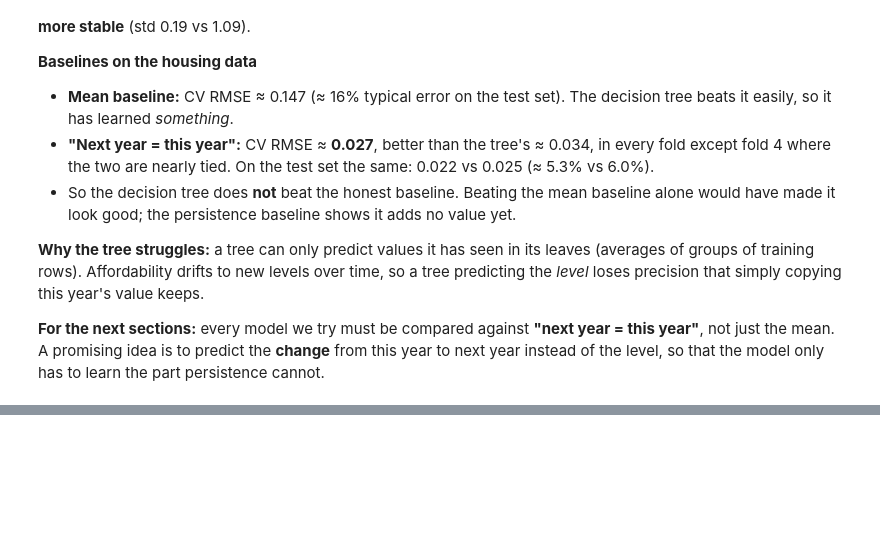
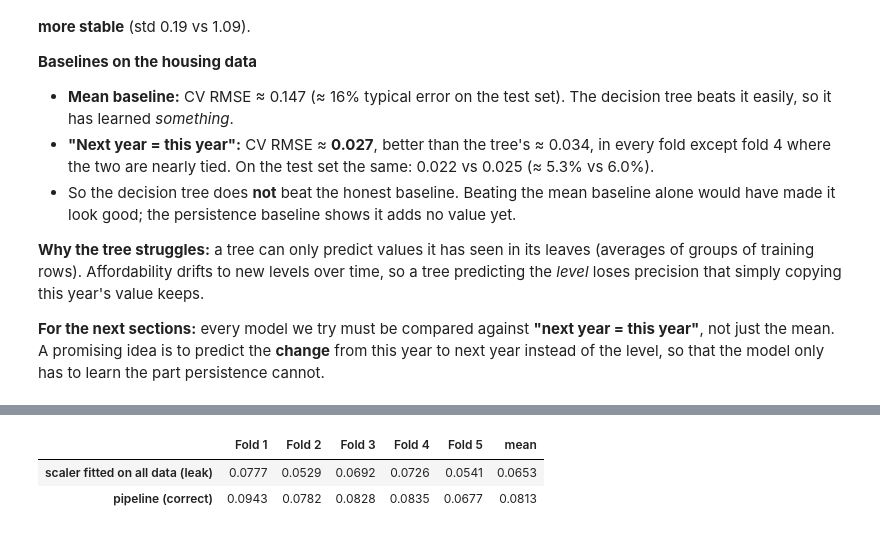
Before and after one commit to iaac-maai/Group8-day1-assignment, a Jupyter notebook: notebook/Day2_models.ipynb, the cells around one changed output, grey strips where cells are left out. Cells and saved outputs as stored; diff of their text form; code cells hidden in the pictures; blank space fills up the shorter version.

Commit message:
Day 2: add section 1.5 data leakage

```diff
--- a/notebook/Day2_models.ipynb
+++ b/notebook/Day2_models.ipynb
@@ -580,0 +587,8 @@ results.round(4)
+# %%
+r2_rows = []
+for name, model in models.items():
+    res = cross_validate(model, X_train, y_train, cv=time_folds, scoring="r2")
+    model.fit(X_train, y_train)
+    r2_rows.append({"model": name, "CV R²": res["test_score"].mean(),
+                    "test R²": model.score(X_test, y_test)})
+pd.DataFrame(r2_rows).set_index("model").round(3)
@@ -580,0 +646,19 @@ results.round(4)
+# %%
+from sklearn.neighbors import KNeighborsRegressor
+
+# WRONG: scale using statistics of the whole dataset, then cross-validate
+X_scaled_all = pd.DataFrame(StandardScaler().fit_transform(X), columns=X.columns, index=X.index)
+wrong = -cross_val_score(KNeighborsRegressor(n_neighbors=5), X_scaled_all[is_train], y_train,
+                         cv=time_folds, scoring="neg_root_mean_squared_error")
+
+# RIGHT: the pipeline refits the scaler inside every fold, on training rows only
+knn_pipeline = make_pipeline(StandardScaler(), KNeighborsRegressor(n_neighbors=5))
+right = -cross_val_score(knn_pipeline, X_train, y_train,
+                         cv=time_folds, scoring="neg_root_mean_squared_error")
+
+pd.DataFrame({"scaler fitted on all data (leak)": wrong, "pipeline (correct)": right},
+             index=[f"Fold {i + 1}" for i in range(5)]).T.assign(mean=lambda t: t.mean(axis=1)).round(4)
+# %% [output]
+|  | Fold 1 | Fold 2 | Fold 3 | Fold 4 | Fold 5 | mean |
+| scaler fitted on all data (leak) | 0.0777 | 0.0529 | 0.0692 | 0.0726 | 0.0541 | 0.0653 |
+| pipeline (correct) | 0.0943 | 0.0782 | 0.0828 | 0.0835 | 0.0677 | 0.0813 |
```
Also changed, not shown: parts of 6 cells of this notebook.
